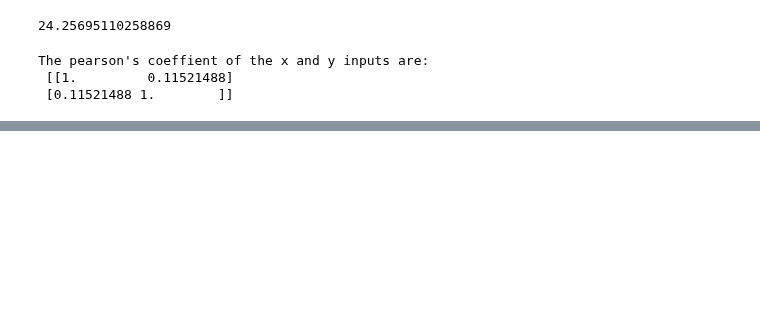
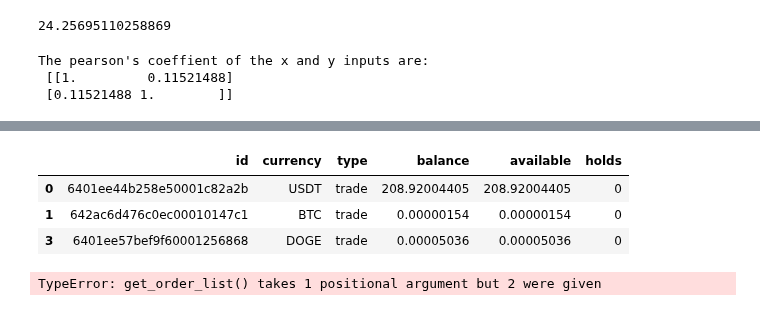
Before and after one commit to mohsenjfar/trade, a Jupyter notebook: notebook.ipynb, the cells around one changed output, grey strips where cells are left out. Cells and saved outputs as stored; diff of their text form; code cells hidden in the pictures; blank space fills up the shorter version.

```diff
--- a/notebook.ipynb
+++ b/notebook.ipynb
@@ -119,0 +281,11 @@ The pearson's coeffient of the x and y inputs are:
+# %%
+show_account_detais()
+# %% [output]
+|  | id | currency | type | balance | available | holds |
+| 0 | 6401ee44b258e50001c82a2b | USDT | trade | 208.92004405 | 208.92004405 | 0 |
+| 1 | 642ac6d476c0ec00010147c1 | BTC | trade | 0.00000154 | 0.00000154 | 0 |
+| 3 | 6401ee57bef9f60001256868 | DOGE | trade | 0.00005036 | 0.00005036 | 0 |
+# %%
+trade.get_order_list("vsa9kpefaghbkf3o003ng9iq")
+# %% [output]
+TypeError: get_order_list() takes 1 positional argument but 2 were given
```
Also changed, not shown: parts of 37 cells of this notebook, 25 other files.
